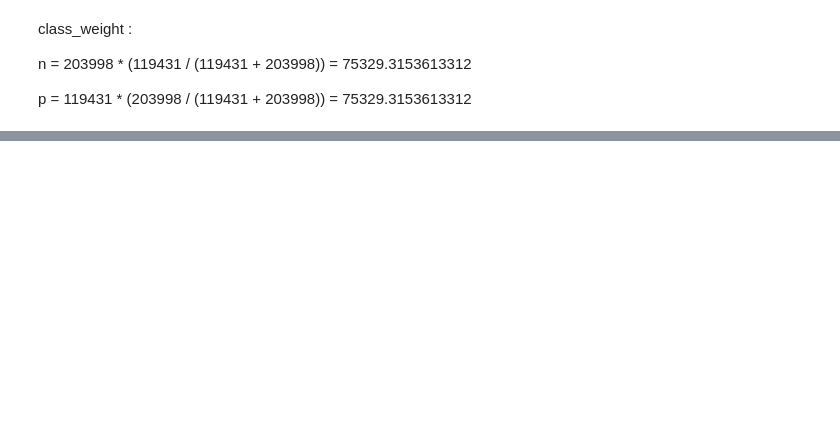
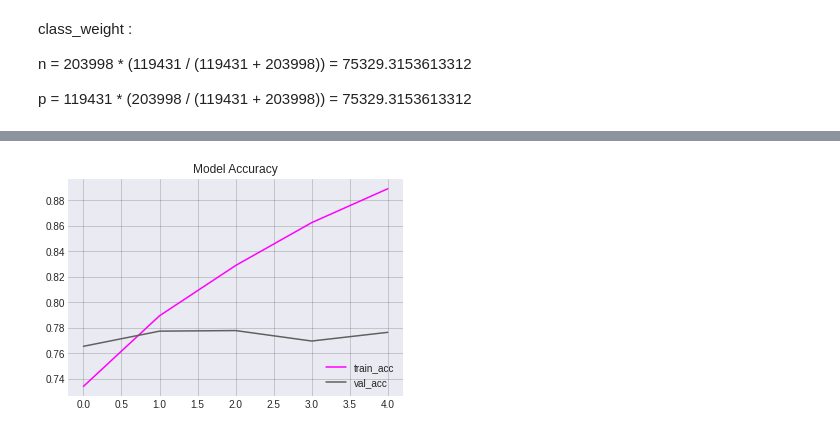
Before and after one commit to rafi-fauzan/Question_Pairs_BiLSTM, a Jupyter notebook: ex2.ipynb, the cells around one changed output, grey strips where cells are left out. Saved outputs shown, nothing was run; the diff lists cells and outputs as text; code cells hidden in the pictures; blank space fills up the shorter version.

```diff
--- a/ex2.ipynb
+++ b/ex2.ipynb
@@ -81,7 +93,7 @@ def padding(batch):
     len_q2 = [len(q2['input_ids_2']) for q2 in batch]
     q1_pad = pad_sequence(q1, batch_first=True, padding_value=0)
     q2_pad = pad_sequence(q2, batch_first=True, padding_value=0)
-    return q1_pad, q2_pad, torch.tensor(t), len_q1, len_q2
+    return q1_pad, q2_pad, torch.tensor(t), torch.tensor(len_q1), torch.tensor(len_q2)
 # %%
 train_loader = data.DataLoader(train_data, batch_size = 64, shuffle=True, collate_fn=padding)
 validation_loader = data.DataLoader(validation_data, batch_size = 128, collate_fn=padding)
@@ -153,8 +220,8 @@ class BiLSTM(nn.Module):
     out2 = self.embed(X[1].to(device))
 
     # pack_padded_sequence
-    out1 = nn.utils.rnn.pack_padded_sequence(out1, torch.tensor(X[3]).to(device), batch_first=True, enforce_sorted=False)
-    out2 = nn.utils.rnn.pack_padded_sequence(out2, torch.tensor(X[4]).to(device), batch_first=True, enforce_sorted=False)
+    out1 = nn.utils.rnn.pack_padded_sequence(out1, X[3].cpu(), batch_first=True, enforce_sorted=False)
+    out2 = nn.utils.rnn.pack_padded_sequence(out2, X[4].cpu(), batch_first=True, enforce_sorted=False)
 
     # NxTxh, lxNxh
     out1, _ = self.bilstm(out1, (h0, c0))
@@ -165,8 +232,8 @@ class BiLSTM(nn.Module):
     out2, _ = nn.utils.rnn.pad_packed_sequence(out2, batch_first=True)
 
     # take only the final time step
-    out1 = out1[range(out1.shape[0]), torch.tensor(X[3]).to(device) - 1, :]
-    out2 = out2[range(out2.shape[0]), torch.tensor(X[4]).to(device) - 1, :]
+    out1 = out1[range(out1.shape[0]), X[3] - 1, :]
+    out2 = out2[range(out2.shape[0]), X[4] - 1, :]
 
     # concatenate out1&2
     out = torch.cat((out1, out2), 1)
@@ -195,9 +266,6 @@ torch.manual_seed(42)
 model = BiLSTM(tokenizer.get_vocab_size(), 512, 512, 2, 2).to(device)
 class_weight = torch.tensor([positive/(positive+negative), negative/(positive+negative)]).to(device)
 criterion = nn.CrossEntropyLoss(weight=class_weight, reduction='mean').to(device)
-optimizer = torch.optim.Adam(
-    model.parameters(),
-    lr = 1e-3
-    )
+optimizer = torch.optim.Adam(model.parameters(), lr = 1e-3)
 # %%
 print(model)
@@ -284,5 +358,5 @@ for epoch in range(num_epochs):
 
     if val_epoch_loss <= val_loss_min:
       print('validation loss decreased from {:.4f} to {:.4f}, saving model...'.format(val_loss_min, val_epoch_loss))
-      # torch.save(checkpoint, 'checkpoint/ex2/question_pairs_lowest_val_loss_epoch_{}.pth'.format(epoch + 1))
+      torch.save(checkpoint, 'checkpoint/ex2/question_pairs_lowest_val_loss_epoch_{}.pth'.format(epoch + 1))
       val_loss_min = val_epoch_loss
@@ -289,14 +381,15 @@ for epoch in range(num_epochs):
 # %%
+import matplotlib.pyplot as plt
 plt.style.use('seaborn-darkgrid')
 plt.figure()
 plt.plot(accuracies, color = 'magenta')
 plt.plot(val_accuracies, color = '#606060')
 plt.title('Model Accuracy')
-plt.ylabel('Accuracy')
-plt.xlabel('Epoch #')
 plt.legend(['train_acc', 'val_acc'], loc = 'lower right')
 plt.grid(axis = 'y', c = 'black', alpha = 0.2)
 plt.grid(axis = 'x', c = 'black', alpha = 0.2)
+# %% [output]
+[figure, added]
 # %%
 plt.figure()
 plt.plot(losses, color = 'magenta')
```
Also changed, not shown: parts of 14 cells of this notebook, 2 other files.
